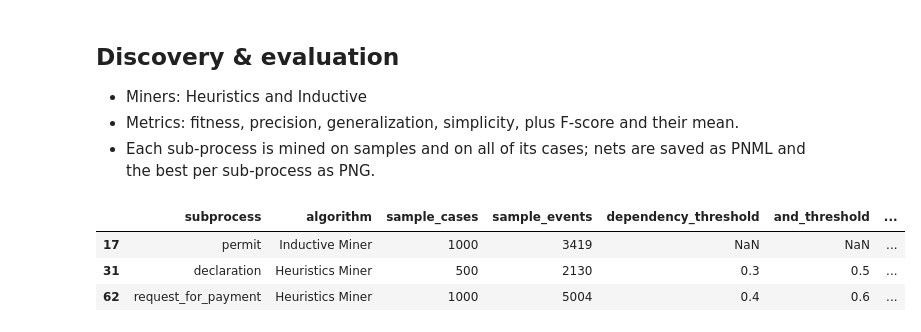
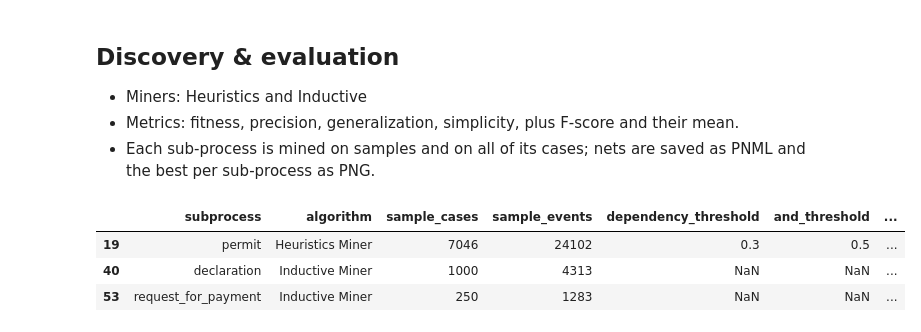
Before and after one commit to TomWolfNL/process-mining-group5, a Jupyter notebook: process_mining.ipynb, the cells around one changed output. Cells and saved outputs as stored; diff of their text form; code cells hidden in the pictures.

Commit message:
Remove merging rejected; reduced tau

```diff
--- a/process_mining.ipynb
+++ b/process_mining.ipynb
@@ -46,17 +45,6 @@ df = df.sort_values([CASE_ID, TIMESTAMP, ACTIVITY]).reset_index(drop=True)
 
 act_freq = df[ACTIVITY].value_counts()
 df = df.drop_duplicates(subset=[CASE_ID, ACTIVITY, TIMESTAMP]).copy()
-
-MIN_ACTIVITY_FREQ = 0
-if MIN_ACTIVITY_FREQ > 0:
-    keep_acts = act_freq[act_freq >= MIN_ACTIVITY_FREQ].index
-    df = df[df[ACTIVITY].isin(keep_acts)].copy()
-
-MERGE_REJECTIONS = True
-if MERGE_REJECTIONS:
-    df[ACTIVITY] = df[ACTIVITY].str.replace(
-        r"^(.*?) REJECTED by .*$", r"\1 REJECTED", regex=True
-    )
 
 df = df.sort_values([CASE_ID, TIMESTAMP, ACTIVITY]).reset_index(drop=True)
 
@@ -113,6 +101,12 @@ def evaluate_net(net, im, fm, eval_df):
     return metrics
 
 
+def reduce_net(net, im, fm):
+    net = pm4py.reduce_petri_net_invisibles(net)
+    net, im, fm = pm4py.reduce_petri_net_implicit_places(net, im, fm)
+    return net, im, fm
+
+
 results = []
 
 for sp_name, sp in SUBPROCESSES.items():
@@ -154,6 +148,7 @@ for sp_name, sp in SUBPROCESSES.items():
                 + "_loop2_" + str(setting["loop_two_threshold"]).replace(".", "_")
             )
             net, im, fm = pm4py.discover_petri_net_heuristics(eval_df, **setting)
+            net, im, fm = reduce_net(net, im, fm)
             metrics = evaluate_net(net, im, fm, eval_df)
             pm4py.write_pnml(net, im, fm, os.path.join(OUTPUT_FOLDER, label + ".pnml"))
             results.append({
@@ -172,35 +167,36 @@ for sp_name, sp in SUBPROCESSES.items():
             label = (
                 sp_name + "_inductive_cases_" + str(sample_size)
                 + "_noise_" + str(setting["noise_threshold"]).replace(".", "_")
             )
             net, im, fm = pm4py.discover_petri_net_inductive(eval_df, **setting)
+            net, im, fm = reduce_net(net, im, fm)
             metrics = evaluate_net(net, im, fm, eval_df)
             pm4py.write_pnml(net, im, fm, os.path.join(OUTPUT_FOLDER, label + ".pnml"))
             results.append({
                 "subprocess": sp_name,
                 "algorithm": "Inductive Miner",
                 "sample_cases": sample_size,
                 "sample_events": len(eval_df),
                 "dependency_threshold": None,
                 "and_threshold": None,
                 "loop_two_threshold": None,
                 "noise_threshold": setting["noise_threshold"],
                 **metrics,
             })
 
 results_df = pd.DataFrame(results)
 results_path = os.path.join(OUTPUT_FOLDER, "permitlog_mining_quality_results.csv")
 results_df.to_csv(results_path, index=False)
 
 scored = results_df.dropna(subset=["avg_score_percent"])
 best = scored.loc[scored.groupby("subprocess")["avg_score_percent"].idxmax()].sort_values(
     "avg_score_percent", ascending=False
 )
 best
 # %% [output]
 |  | subprocess | algorithm | sample_cases | sample_events | dependency_threshold | and_threshold | ... |
-| 17 | permit | Inductive Miner | 1000 | 3419 | NaN | NaN | ... |
-| 31 | declaration | Heuristics Miner | 500 | 2130 | 0.3 | 0.5 | ... |
-| 62 | request_for_payment | Heuristics Miner | 1000 | 5004 | 0.4 | 0.6 | ... |
+| 19 | permit | Heuristics Miner | 7046 | 24102 | 0.3 | 0.5 | ... |
+| 40 | declaration | Inductive Miner | 1000 | 4313 | NaN | NaN | ... |
+| 53 | request_for_payment | Inductive Miner | 250 | 1283 | NaN | NaN | ... |
 # %%
 scored = results_df.dropna(subset=["avg_score_percent"])
```
Also changed, not shown: parts of 2 cells of this notebook, 1 other file.
